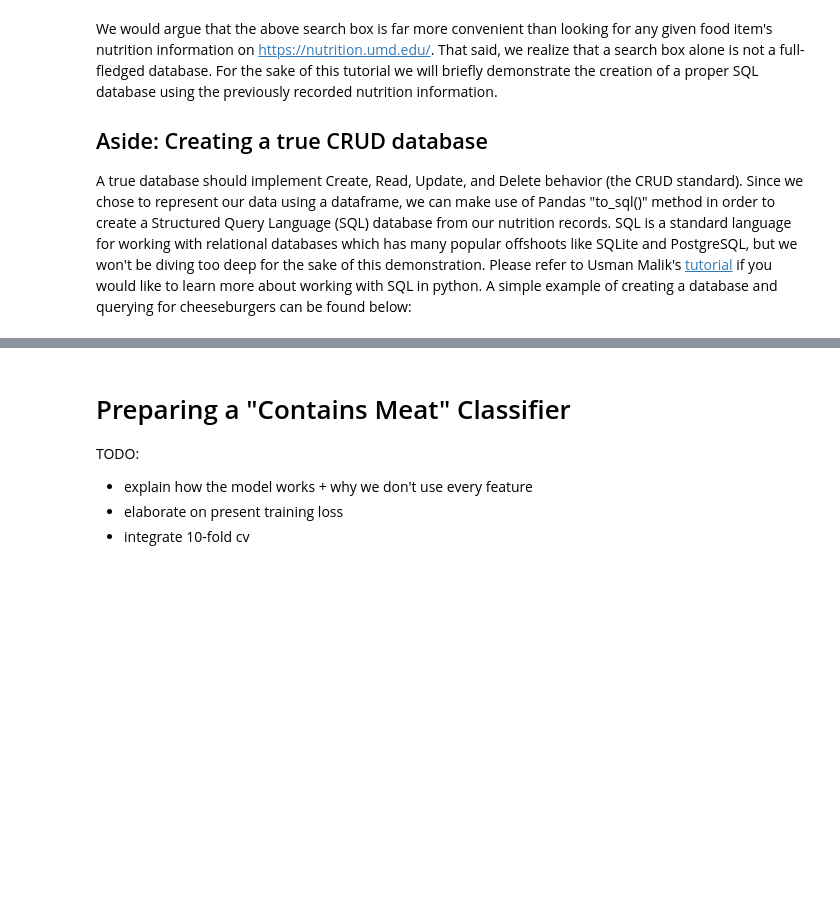
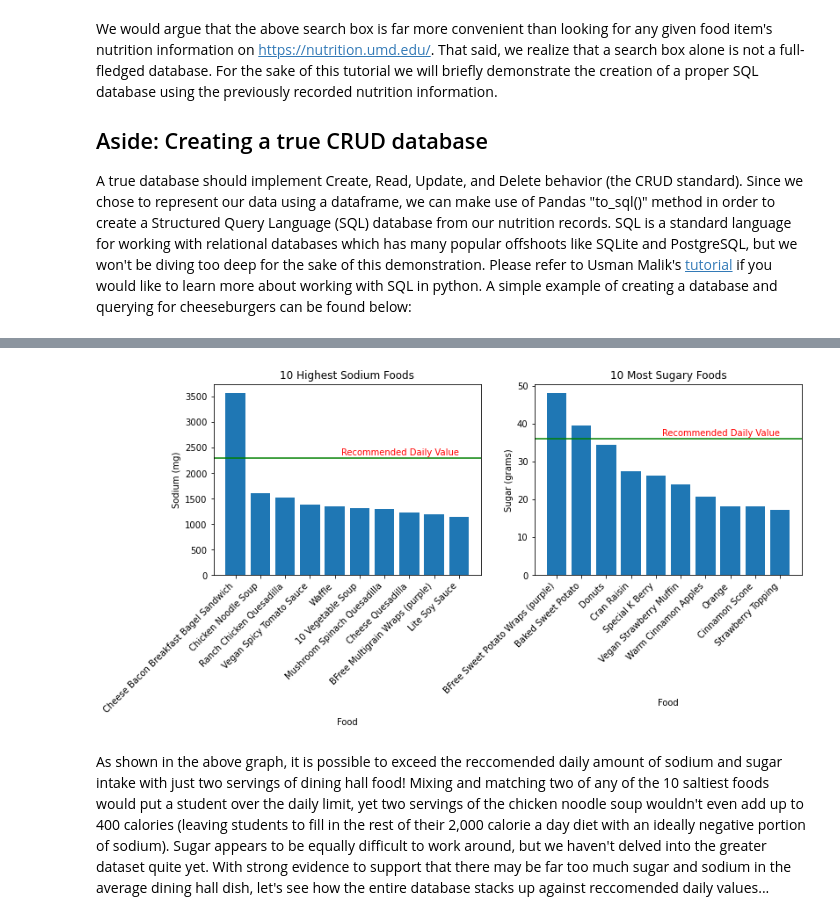
Before and after one commit to harlansgs/fall-2021-umd-dining-analysis, a Jupyter notebook: Meats at Maryland.ipynb, the cells around one changed output, grey strips where cells are left out. Saved outputs shown, nothing was run; the diff lists cells and outputs as text; code cells hidden in the pictures; blank space fills up the shorter version.

```diff
--- a/Meats at Maryland.ipynb
+++ b/Meats at Maryland.ipynb
@@ -382,8 +378,43 @@ These are just ideas. Literally anything to demonstrate some EDA with plots and
+# %%
+# Get plotting libs
+import matplotlib.pyplot as plt
+
+# Grab the 10 highest sodium-content and sugar-content foods
+mostSodium = df.nlargest(10, ['Sodium'])
+mostSugar = df.nlargest(10, ['Total Sugars'])
+
+# Declare intake limit vars
+recSodiumPerDay = 2300
+recSugarPerDay = 36
+
+# Prepare output plot panel
+fig = plt.figure(figsize=(12, 4))
+
+# Create sodium bar graph
+ax = fig.add_subplot(1, 2, 1)
+ax.bar(mostSodium["Food"], mostSodium["Sodium"])
+ax.title.set_text('10 Highest Sodium Foods')
+ax.set_ylabel('Sodium (mg)')
+ax.set_xlabel('Food')
+
+# Add expected sodium daily value line, adjust labels
+ax.text(9, 2400, "Recommended Daily Value", color="red", ha='right', va='center')
+plt.axhline(y = 2300, color = 'green')
+plt.xticks(rotation=45, ha='right')
+
+# Create sugar bar graph
+ax = fig.add_subplot(1, 2, 2)
+ax.bar(mostSugar["Food"], mostSugar["Total Sugars"])
+ax.title.set_text('10 Most Sugary Foods')
+ax.set_ylabel('Sugar (grams)')
+ax.set_xlabel('Food')
+
+# Add expected sugar daily value line, adjust labels
+ax.text(8, 37.5, "Recommended Daily Value", color="red", ha='right', va='center')
+plt.axhline(y = 36, color = 'green')
+plt.xticks(rotation=45, ha='right')
+plt.show()
+# %% [output]
+[figure, added]
 # %% [markdown]
-<a id="ml"></a>
-# Preparing a "Contains Meat" Classifier
-
-TODO:
-- explain how the model works + why we don't use every feature
-- elaborate on present training loss
-- integrate 10-fold cv
+As shown in the above graph, it is possible to exceed the reccomended daily amount of sodium and sugar intake with just two servings of dining hall food! Mixing and matching two of any of the 10 saltiest foods would put a student over the daily limit, yet two servings of the chicken noodle soup wouldn't even add up to 400 calories (leaving students to fill in the rest of their 2,000 calorie a day diet with an ideally negative portion of sodium). Sugar appears to be equally difficult to work around, but we haven't delved into the greater dataset quite yet. With strong evidence to support that there may be far too much sugar and sodium in the average dining hall dish, let's see how the entire database stacks up against reccomended daily values...
```
Also changed, not shown: parts of 15 cells of this notebook, 2 other files.
